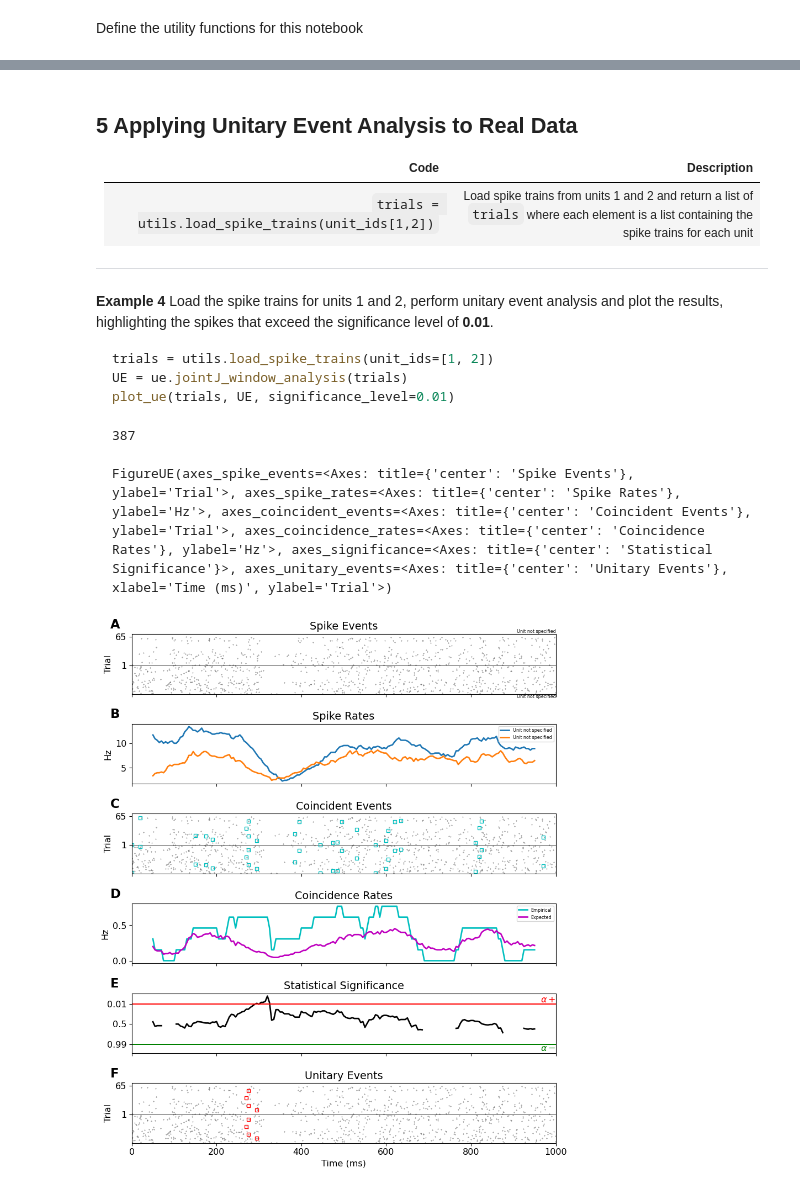
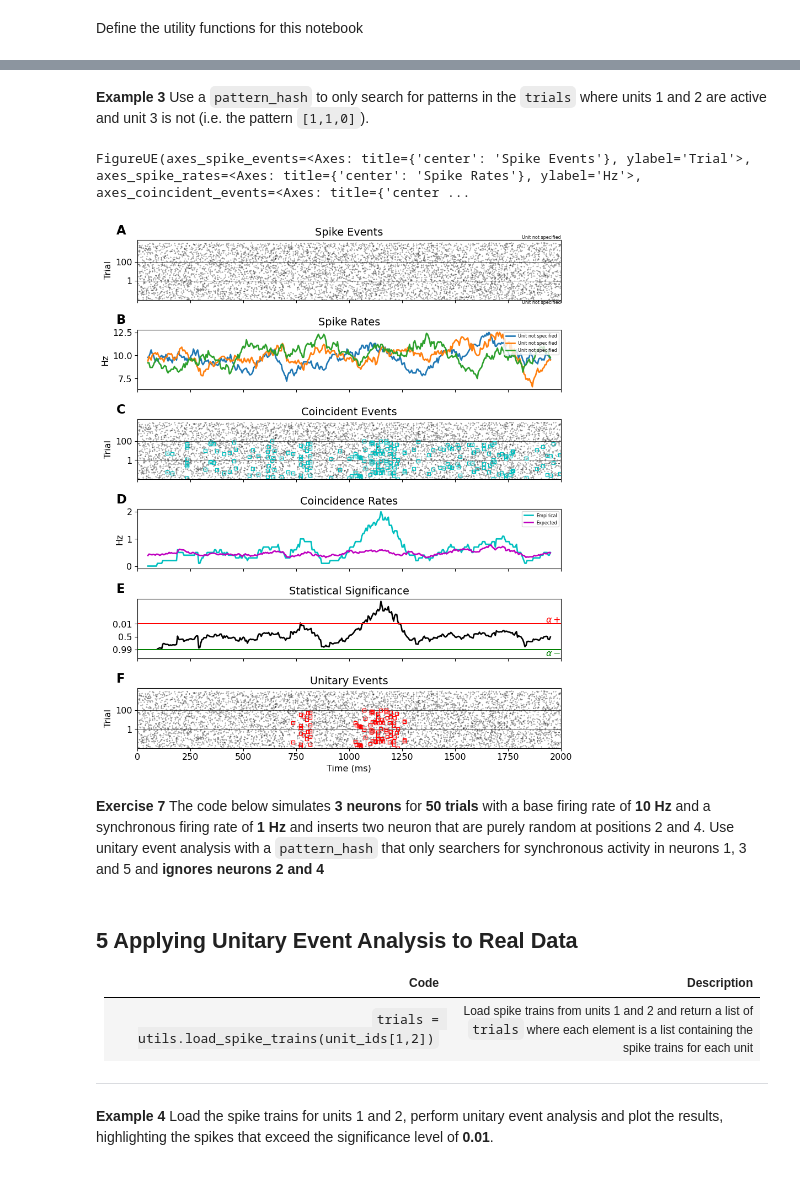
Before and after one commit to 110000111111000/Intro-to-Neural-Spike-Analysis-in-Python, a Jupyter notebook: assign/07_detecting_synchronicity_with_unitary_event_analysis/detecting_synchronicity_with_unitary_event_analysis.ipynb, the cells around one changed output, grey strips where cells are left out. Drawn from its saved outputs; the diff is of its cells as text; code cells hidden in the pictures.

````diff
--- a/assign/07_detecting_synchronicity_with_unitary_event_analysis/detecting_synchronicity_with_unitary_event_analysis.ipynb
+++ b/assign/07_detecting_synchronicity_with_unitary_event_analysis/detecting_synchronicity_with_unitary_event_analysis.ipynb
@@ -383,0 +199,25 @@ FigureUE(axes_spike_events=<Axes: title={'center': 'Spike Events'}, ylabel='Tria
+# %%
+trials, _ = utils.spike_trains_with_unitary_events(
+    base_rate=10 * pq.Hz, sync_rate=1 * pq.Hz, n_neurons=2, n_trials=100
+)
+neuron = StationaryPoissonProcess(rate=10 * pq.Hz, t_stop=2 * pq.s)
+for t in range(len(trials)):
+    trials[t].append(neuron.generate_spiketrain())
+# %% [markdown]
+<span class="theorem-title">**Example 3**</span> Use a `pattern_hash` to
+only search for patterns in the `trials` where units 1 and 2 are active
+and unit 3 is not (i.e. the pattern `[1,1,0]`).
+# %%
+pattern_hash = ue.hash_from_pattern([1, 1, 0])
+UE = ue.jointJ_window_analysis(trials, pattern_hash=pattern_hash)
+plot_ue(trials, UE, significance_level=0.01)
+# %% [output]
+FigureUE(axes_spike_events=<Axes: title={'center': 'Spike Events'}, ylabel='Trial'>, axes_spike_rates=<Axes: title={'center': 'Spike Rates'}, ylabel='Hz'>, axes_coincident_events=<Axes: title={'center ...
+[figure, added]
+# %% [markdown]
+<span class="theorem-title">**Exercise 7**</span> The code below
+simulates **3 neurons** for **50 trials** with a base firing rate of
+**10 Hz** and a synchronous firing rate of **1 Hz** and inserts two
+neuron that are purely random at positions 2 and 4. Use unitary event
+analysis with a `pattern_hash` that only searchers for synchronous
+activity in neurons 1, 3 and 5 and **ignores neurons 2 and 4**
@@ -393,15 +242,3 @@ FigureUE(axes_spike_events=<Axes: title={'center': 'Spike Events'}, ylabel='Tria
 <span class="theorem-title">**Example 4**</span> Load the spike trains
 for units 1 and 2, perform unitary event analysis and plot the results,
 highlighting the spikes that exceed the significance level of **0.01**.
-
-``` python
-trials = utils.load_spike_trains(unit_ids=[1, 2])
-UE = ue.jointJ_window_analysis(trials)
-plot_ue(trials, UE, significance_level=0.01)
-```
-
-    387
-
-    FigureUE(axes_spike_events=<Axes: title={'center': 'Spike Events'}, ylabel='Trial'>, axes_spike_rates=<Axes: title={'center': 'Spike Rates'}, ylabel='Hz'>, axes_coincident_events=<Axes: title={'center': 'Coincident Events'}, ylabel='Trial'>, axes_coincidence_rates=<Axes: title={'center': 'Coincidence Rates'}, ylabel='Hz'>, axes_significance=<Axes: title={'center': 'Statistical Significance'}>, axes_unitary_events=<Axes: title={'center': 'Unitary Events'}, xlabel='Time (ms)', ylabel='Trial'>)
-
-![](attachment:detecting_synchronicity_with_unitary_event_analysis_files/figure-ipynb/cell-20-output-3.png)
````
Also changed, not shown: parts of 9 cells of this notebook, 5 other files.
